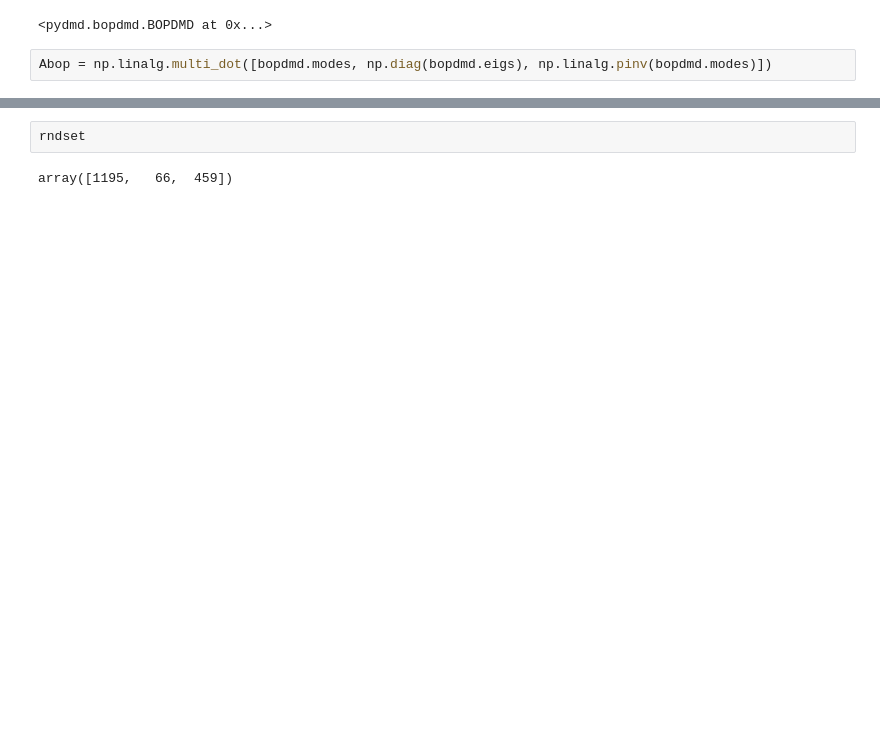
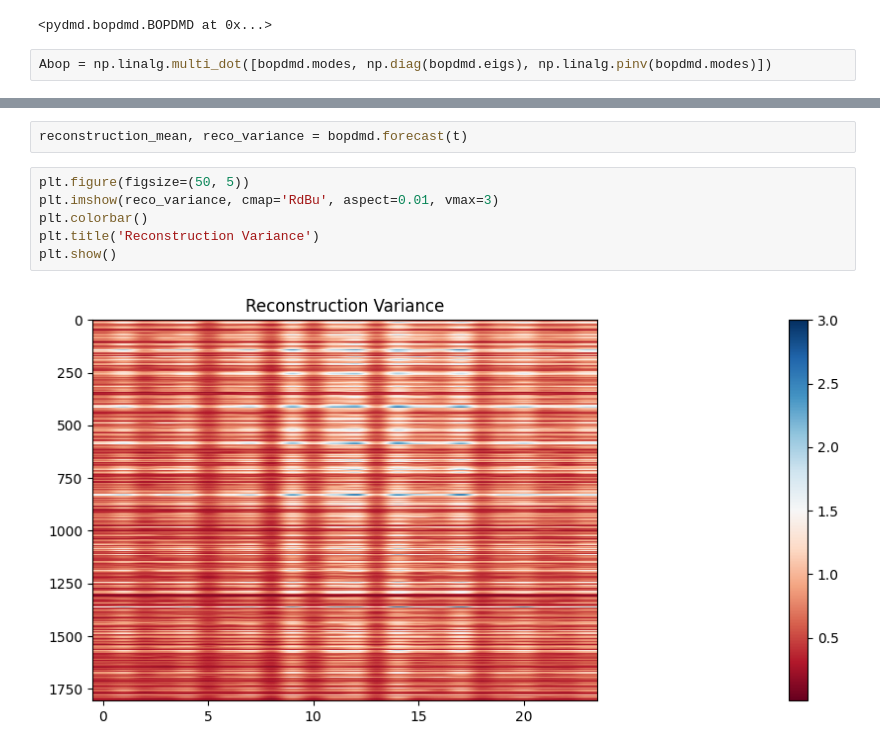
Before and after one commit to fmenol/transcriptome-dynamics-dmd-observability, a Jupyter notebook: dmd_comparison.ipynb, the cells around one changed output, grey strips where cells are left out. Drawn from its saved outputs; the diff is of its cells as text; blank space fills up the shorter version.

Commit message:
Added code to test reconstruction variance.

```diff
--- a/dmd_comparison.ipynb
+++ b/dmd_comparison.ipynb
@@ -103,4 +120,10 @@ plt.show()
-# %%
-rndset
-# %% [output]
-array([1195,   66,  459])
+# %%
+reconstruction_mean, reco_variance = bopdmd.forecast(t)
+# %%
+plt.figure(figsize=(50, 5))
+plt.imshow(reco_variance, cmap='RdBu', aspect=0.01, vmax=3)
+plt.colorbar()
+plt.title('Reconstruction Variance')
+plt.show()
+# %% [output]
+[figure, added]
```
Also changed, not shown: parts of 5 cells of this notebook.
